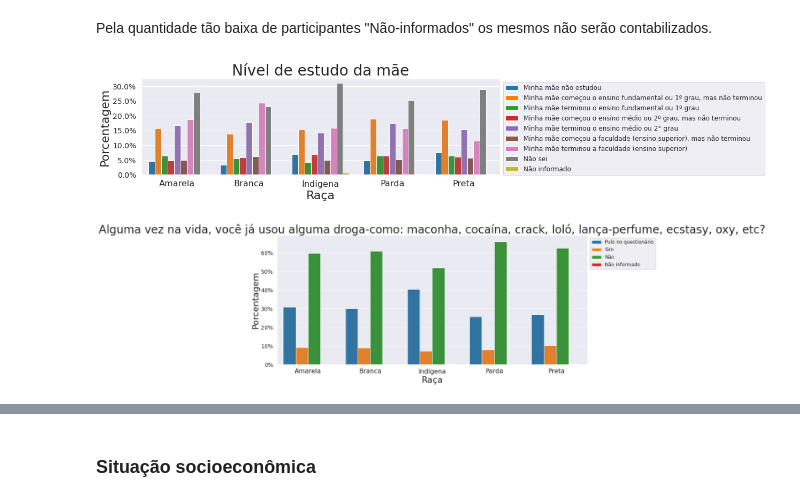
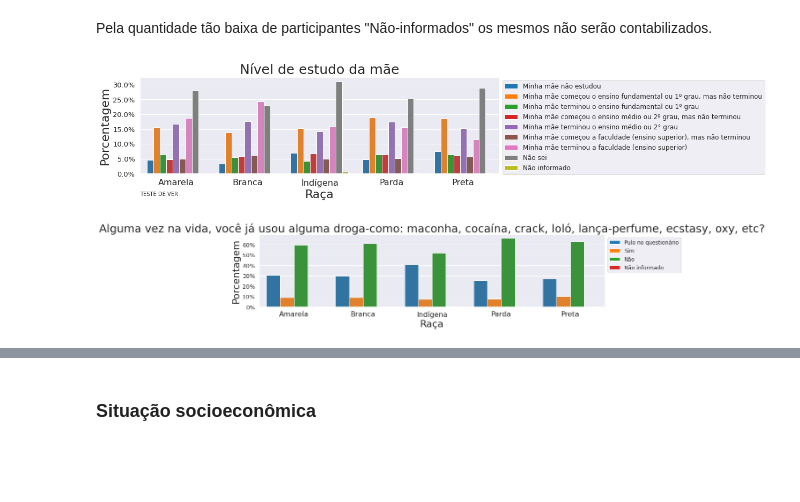
Before and after one commit to Brunomatarucco/Analise_PENSE, a Jupyter notebook: Bruno_matarucco_projeto_03_pense.ipynb, the cells around one changed output, grey strips where cells are left out. Saved outputs shown, nothing was run; the diff lists cells and outputs as text; code cells hidden in the pictures; blank space fills up the shorter version.

```diff
--- a/Bruno_matarucco_projeto_03_pense.ipynb
+++ b/Bruno_matarucco_projeto_03_pense.ipynb
@@ -507,12 +491,12 @@ def comparacao_barra_norm(pergunta:str, valor_comparado:str, titulo = None,
 # %%
 # Teste de aplicação da função
 
-comparacao_barra_norm("VB01008A","raca", "Nível de estudo da mãe", tamanho = (12,3.3))
+comparacao_barra_norm("VB01008A","raca", "Nível de estudo da mãe", tamanho = (12,3.3), texto = "TESTE DE VER")
 # %% [output]
-[figure, old version]
+[figure, new version]
 # %%
 # Teste de aplicação da função
 
-comparacao_barra_norm("VB06001","raca")
+comparacao_barra_norm("VB06001","raca", tamanho=(14,3))
 # %% [output]
-[figure, old version]
+[figure, new version]
```
Also changed, not shown: parts of 71 cells of this notebook.
